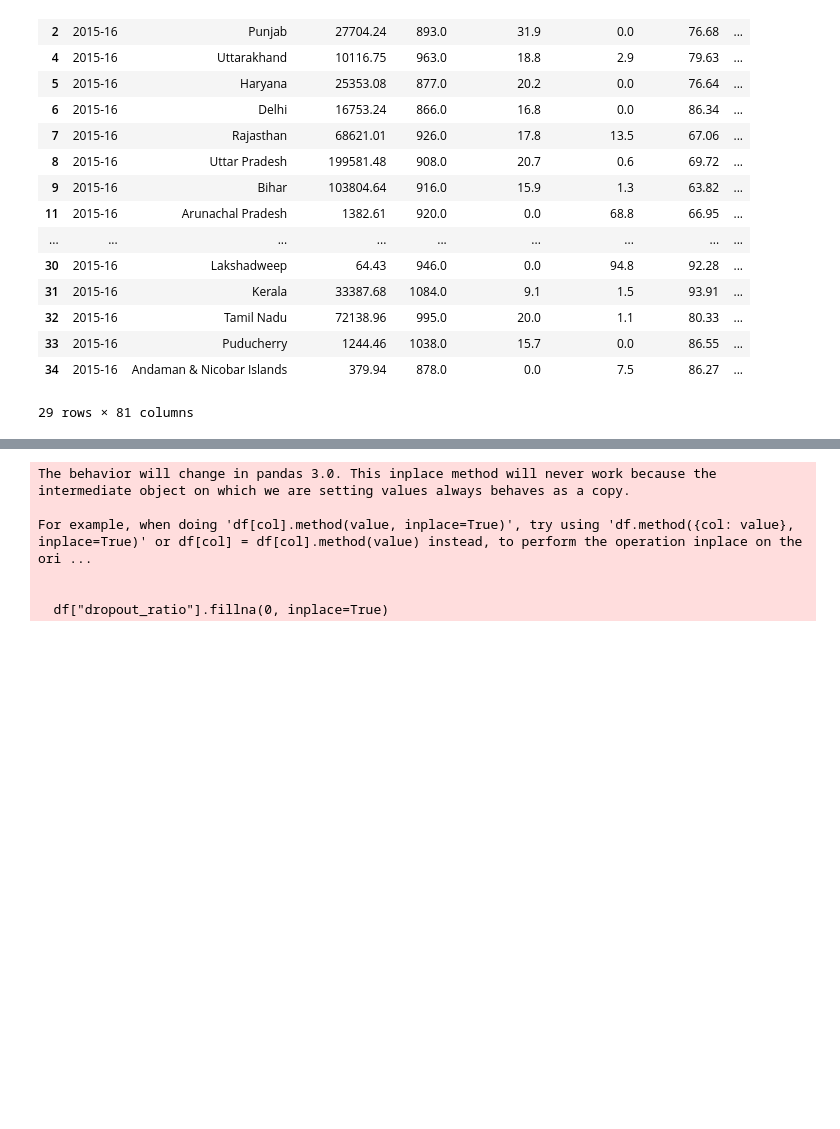
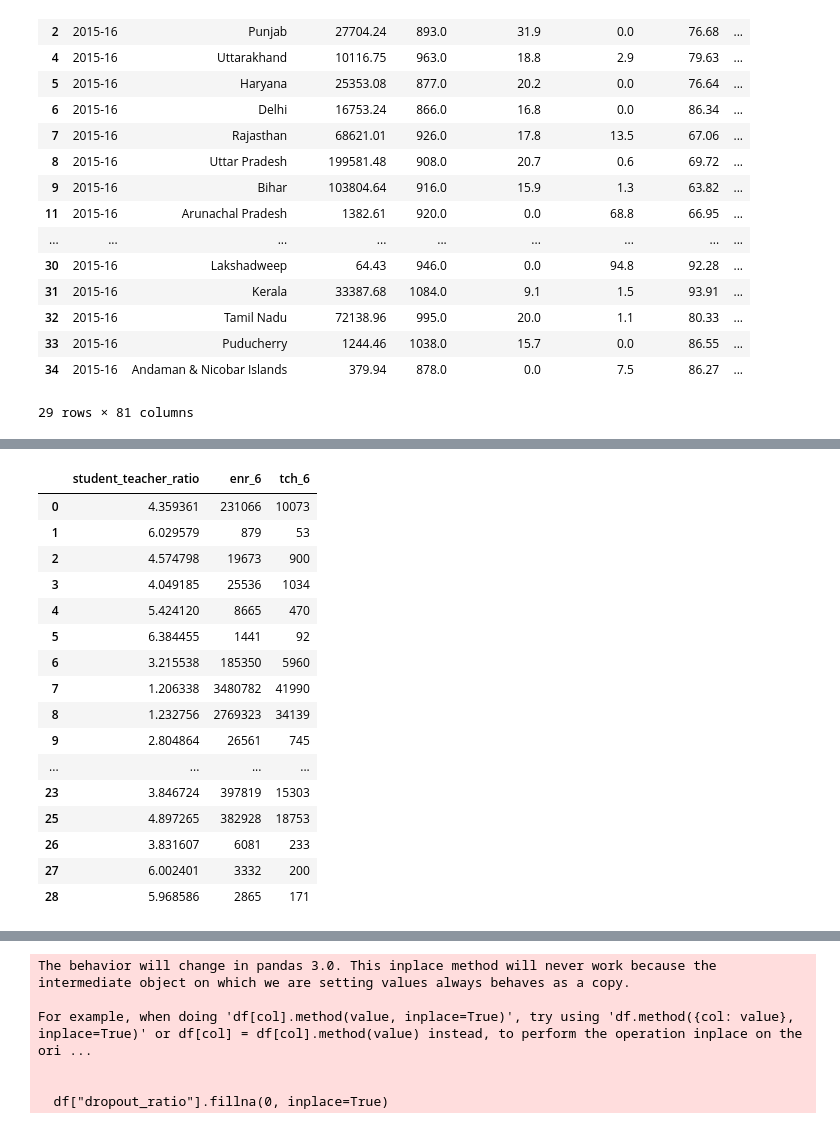
Before and after one commit to ayush12251/eda-analysis, a Jupyter notebook: 2015_2016 anaylis.ipynb, the cells around one changed output, grey strips where cells are left out. Drawn from its saved outputs; the diff is of its cells as text; code cells hidden in the pictures; blank space fills up the shorter version.

```diff
--- a/2015_2016 anaylis.ipynb
+++ b/2015_2016 anaylis.ipynb
@@ -158,6 +158,25 @@ df
 # %%
-student_teacher_ratio=df['enr_6']/df['tch_6']
+student_teacher_ratio= df['tch_6']/df['enr_6']*100
 df=df.assign(student_teacher_ratio=student_teacher_ratio)
+df[["student_teacher_ratio","enr_6","tch_6"]]
+# %% [output]
+|  | student_teacher_ratio | enr_6 | tch_6 |
+| 0 | 4.359361 | 231066 | 10073 |
+| 1 | 6.029579 | 879 | 53 |
+| 2 | 4.574798 | 19673 | 900 |
+| 3 | 4.049185 | 25536 | 1034 |
+| 4 | 5.424120 | 8665 | 470 |
+| 5 | 6.384455 | 1441 | 92 |
+| 6 | 3.215538 | 185350 | 5960 |
+| 7 | 1.206338 | 3480782 | 41990 |
+| 8 | 1.232756 | 2769323 | 34139 |
+| 9 | 2.804864 | 26561 | 745 |
+| ... | ... | ... | ... |
+| 23 | 3.846724 | 397819 | 15303 |
+| 25 | 4.897265 | 382928 | 18753 |
+| 26 | 3.831607 | 6081 | 233 |
+| 27 | 6.002401 | 3332 | 200 |
+| 28 | 5.968586 | 2865 | 171 |
 # %%
 literacy_rural_urban=df.melt(id_vars=["statname","literacy_rate"], value_vars=["sch_r_6", "sch_u_6"], var_name="category", value_name="count")
 literacy_rural_urban
```
Also changed, not shown: parts of 4 cells of this notebook.
